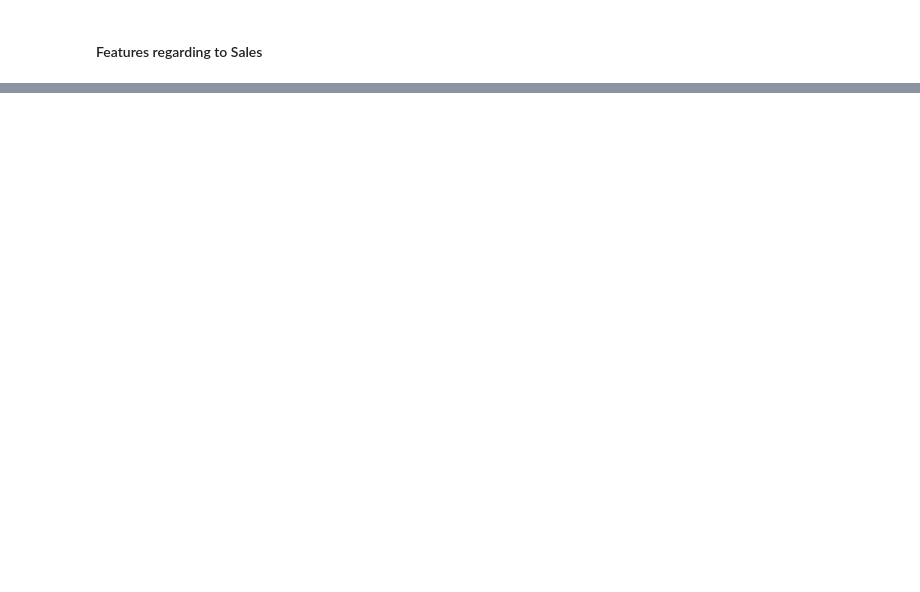
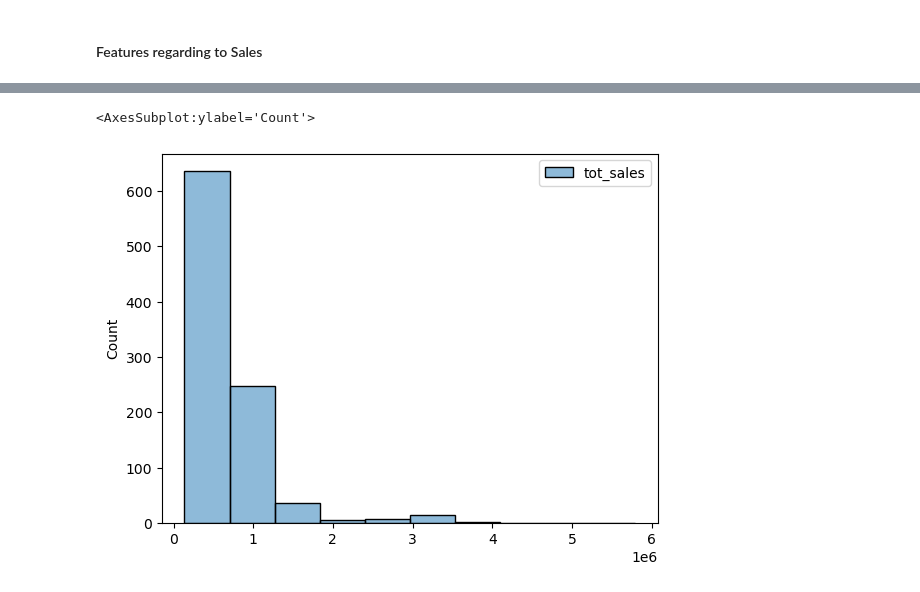
Before and after one commit to navindu-ds/DataStorm-4, a Jupyter notebook: Semifinal Round/semifinals-notebook.ipynb, the cells around one changed output, grey strips where cells are left out. Drawn from its saved outputs; the diff is of its cells as text; code cells hidden in the pictures; blank space fills up the shorter version.

```diff
--- a/Semifinal Round/semifinals-notebook.ipynb
+++ b/Semifinal Round/semifinals-notebook.ipynb
@@ -589,2 +557,6 @@ sns.histplot(data=rolling_6_avg_vol, bins=10)
 # %% [markdown]
 #### Features regarding to Sales
+# %%
+weekly_tot_sales = pd.DataFrame(outlet_sales_db.groupby(['Outlet_ID', 'week'])['tot_sales'].sum())
+weekly_avg_sales = pd.DataFrame(weekly_tot_sales.groupby('Outlet_ID')['tot_sales'].mean())
+weekly_avg_sales
@@ -590,0 +578,6 @@ sns.histplot(data=rolling_6_avg_vol, bins=10)
+# %%
+weekly_avg_sales2 = weekly_avg_sales.reset_index()
+sns.histplot(data=weekly_avg_sales2, bins=10)
+# %% [output]
+<AxesSubplot:ylabel='Count'>
+[figure, added]
```
Also changed, not shown: parts of 22 cells of this notebook.
